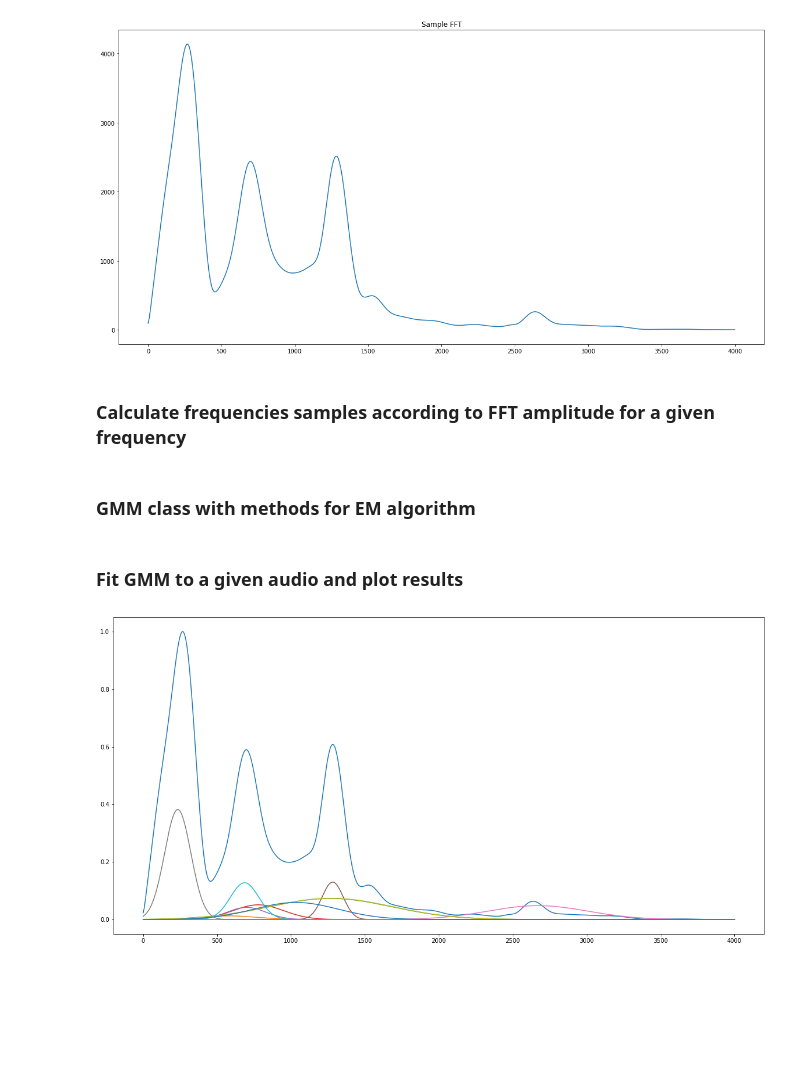
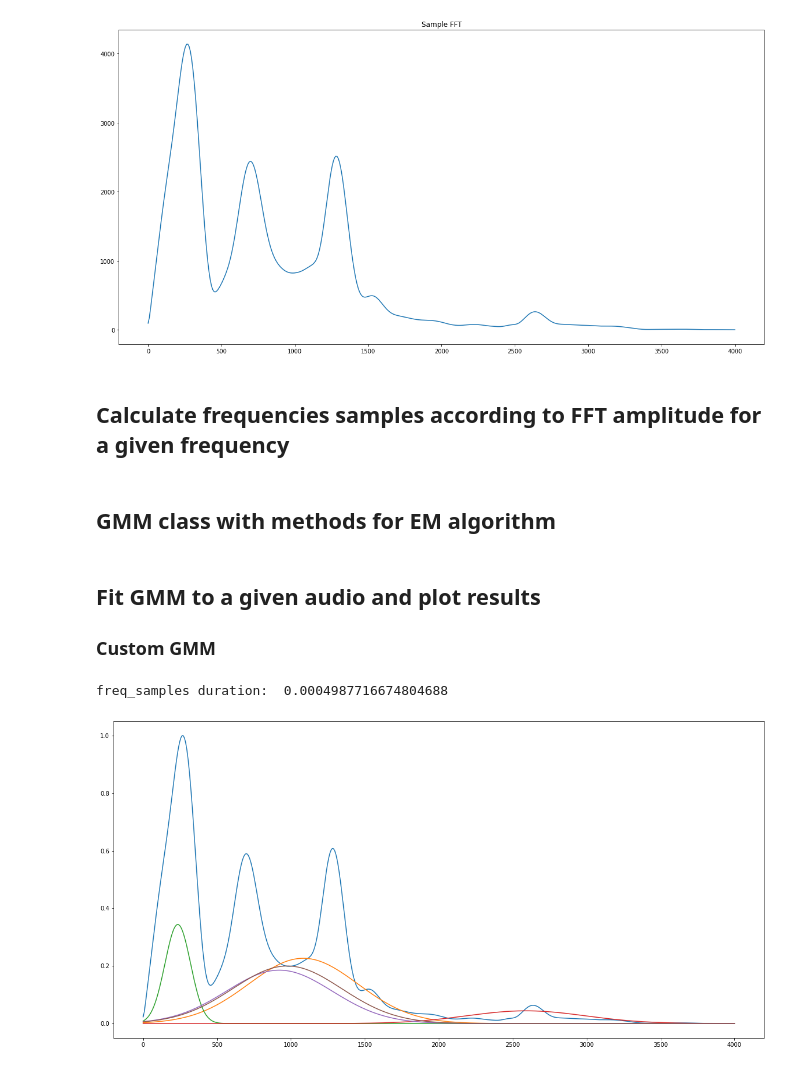
Before and after one commit to greg9702/GMM-ASR, a Jupyter notebook: project.ipynb, the cells around one changed output. Drawn from its saved outputs; the diff is of its cells as text; code cells hidden in the pictures; blank space fills up the shorter version.

```diff
--- a/project.ipynb
+++ b/project.ipynb
@@ -17,8 +18,9 @@ TEST_DIR = "Data/isolated_digits_ti_test_endpt"
 NUM_CEP = 13  # parameter for MFCC
 NUM_LABELS = 11  # 1, 2, 3, 4, ...
 PRINT_FREQ = 20 # how often progress of training is displayed
-NUM_MODELS = 10 # no of Gaussians in GMM (k)
-NUM_ITERS = 50 # no of iters for estimating GMM params
+NUM_MODELS = 5 # no of Gaussians in GMM (k)
+NUM_ITERS = 100 # no of iters for estimating GMM params
 NUM_SAMPLES = 1000 # no of samples from FFT amplitude from which GMMs are learned
 NUM_FFT = 1000 # nfft param - frequency resolution
+TRAINING_LIMIT = 20 # limit no of directories with audio samples (AH, AR, AT, ...) used for training
 # %% [markdown]
@@ -45,7 +47,7 @@ plt.show()
 [figure]
 [figure]
 # %% [markdown]
-### Calculate frequencies samples according to FFT amplitude for a given frequency
+## Calculate frequencies samples according to FFT amplitude for a given frequency
 # %%
 def samples_from_fft(freqs, ampl):
 
@@ -56,7 +58,7 @@ def samples_from_fft(freqs, ampl):
 
     return np.random.choice(a=freqs, size=NUM_SAMPLES, p=ampl/ampl_sum)
 # %% [markdown]
-### GMM class with methods for EM algorithm
+## GMM class with methods for EM algorithm
 # %%
 class GMM:
     def __init__(self, k, max_iter=5):
@@ -121,22 +123,26 @@ class GMM:
 
         return features.reshape((1, -1))
 # %% [markdown]
-### Fit GMM to a given audio and plot results
+## Fit GMM to a given audio and plot results
+### Custom GMM
 # %%
+start_time = time()
 freq_samples = samples_from_fft(freq, ampl_fft)
+freq_samples_time = time()
+print("freq_samples duration: ", freq_samples_time - start_time)
 gmm = GMM(k=NUM_MODELS, max_iter=50)
 gmm.fit(freq_samples.reshape(freq_samples.shape[0],1))
-
 distributions = []
 for i in range(NUM_MODELS):
     distributions.append(multivariate_normal(
         mean=gmm.mu[i],
         cov=gmm.sigma[i]))
 
 plt.figure(figsize=(20,10))
 plt.plot(freq, ampl_fft / max(ampl_fft))
 
 for i in range(NUM_MODELS):
     plt.plot(freq, gmm.phi[i] * distributions[i].pdf(freq) / max(distributions[i].pdf(freq))) # PDF functions normalized and weighted by phi - prior probability for a given Gaussian
 # %% [output]
+freq_samples duration:  0.0004987716674804688
-[figure, old version]
+[figure, new version]
```
Also changed, not shown: parts of 17 cells of this notebook.
